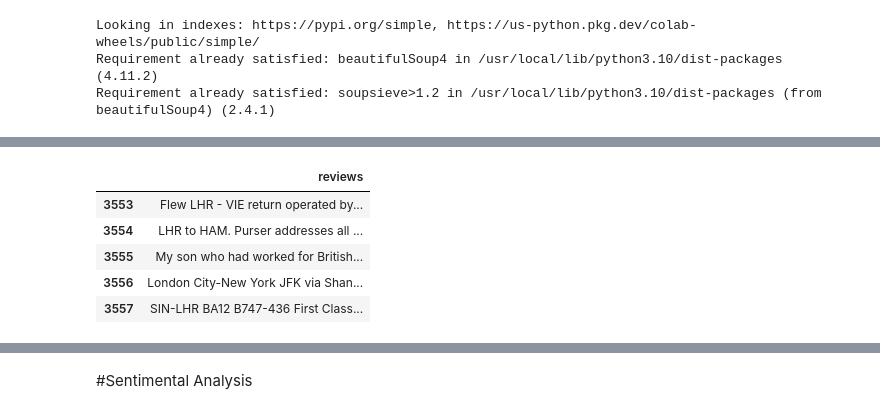
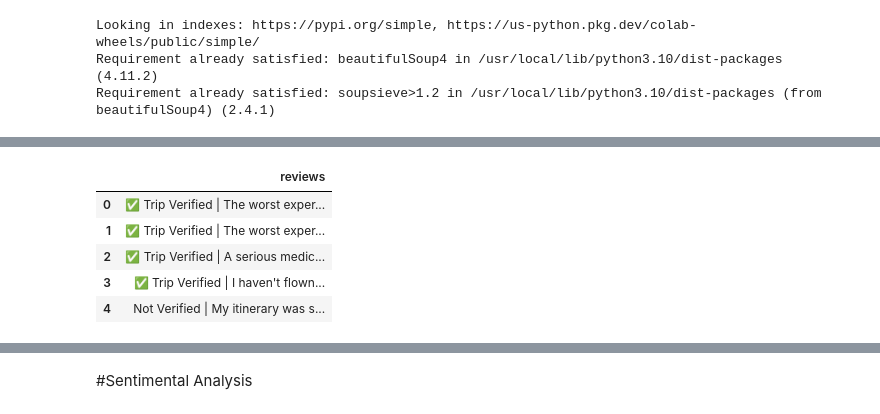
Before and after one commit to mdabushad/British-Airways-Web-Scrapping-and-Predicting-Customer-Buying-Behaviour.ipynb, a Jupyter notebook: British_Airways_Predicting_Customer_Buying_Behaviour.ipynb, the cells around one changed output, grey strips where cells are left out. Drawn from its saved outputs; the diff is of its cells as text; code cells hidden in the pictures.

```diff
--- a/British_Airways_Predicting_Customer_Buying_Behaviour.ipynb
+++ b/British_Airways_Predicting_Customer_Buying_Behaviour.ipynb
@@ -64,19 +64,19 @@ Scraping page 36
 # %%
 # Create an empty DataFrame with the desired data type
 df = pd.DataFrame(dtype=str)
 
 # Add the 'reviews' list as a column named 'reviews' to the DataFrame
 df["reviews"] = reviews
 
 # Display the first few rows of the DataFrame
-df.tail()
+df.head()
 # %% [output]
 |  | reviews |
-| 3553 | Flew LHR - VIE return operated by... |
-| 3554 | LHR to HAM. Purser addresses all ... |
-| 3555 | My son who had worked for British... |
-| 3556 | London City-New York JFK via Shan... |
-| 3557 | SIN-LHR BA12 B747-436 First Class... |
+| 0 | ✅ Trip Verified | The worst exper... |
+| 1 | ✅ Trip Verified | The worst exper... |
+| 2 | ✅ Trip Verified | A serious medic... |
+| 3 | ✅ Trip Verified | I haven't flown... |
+| 4 | Not Verified | My itinerary was s... |
 # %%
 # Split the reviews based on "|", get the second part, and remove leading/trailing whitespaces
 df["reviews"] = df["reviews"].apply(lambda x: x.split("|")[1].strip() if "|" in x else x.strip())
```
Also changed, not shown: parts of 11 cells of this notebook.
